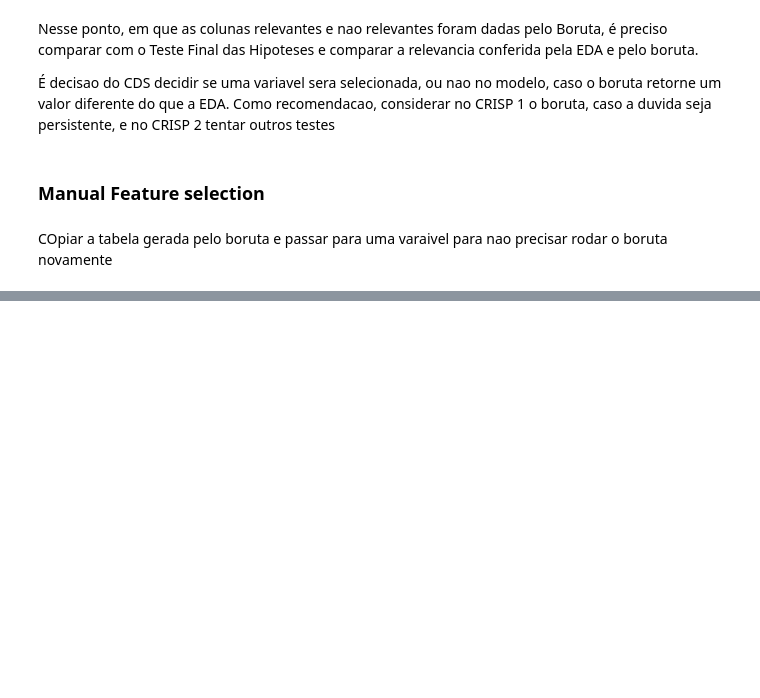
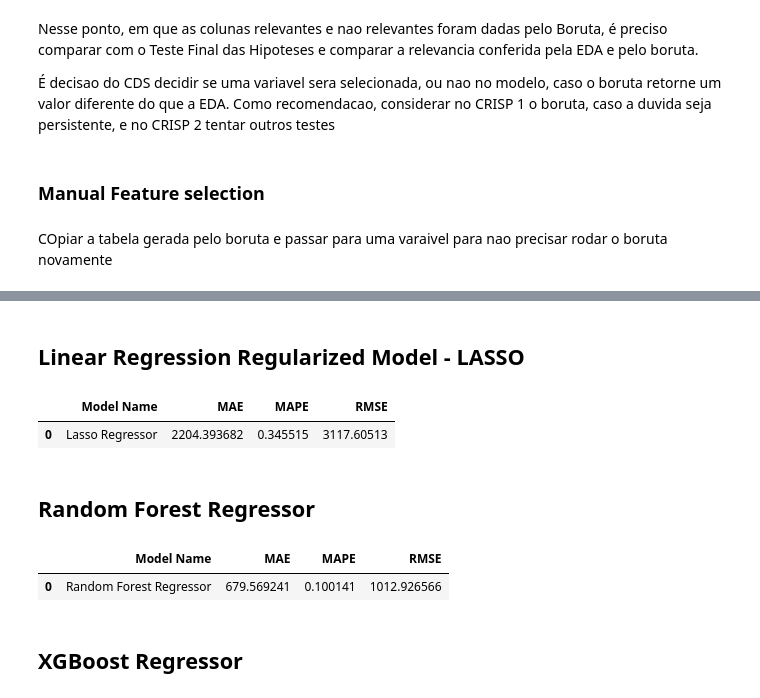
Before and after one commit to danieltodaDS/Datascience_em_Producao, a Jupyter notebook: m07_store_sales_prediction_ML_modeling.ipynb, the cells around one changed output, grey strips where cells are left out. Drawn from its saved outputs; the diff is of its cells as text; code cells hidden in the pictures; blank space fills up the shorter version.

Commit message:
random forest done

```diff
--- a/m07_store_sales_prediction_ML_modeling.ipynb
+++ b/m07_store_sales_prediction_ML_modeling.ipynb
@@ -1434,0 +1399,17 @@ lrr_result
+# %% [markdown]
+## Linear Regression Regularized Model - LASSO
+# %%
+# model
+lrr = Lasso().fit (x_train,y_train)
+
+# prediction
+yhat_lrr = lrr.predict(x_test)
+
+# performance
+lrr_result = m1_error ('Lasso Regressor' , np.expm1(y_test), np.expm1(yhat_lrr) )
+lrr_result
+# %% [output]
+|  | Model Name | MAE | MAPE | RMSE |
+| 0 | Lasso Regressor | 2204.393682 | 0.345515 | 3117.60513 |
+# %% [markdown]
+## Random Forest Regressor
@@ -1434,0 +1435,7 @@ lrr_result
+# %%
+rf_result
+# %% [output]
+|  | Model Name | MAE | MAPE | RMSE |
+| 0 | Random Forest Regressor | 679.569241 | 0.100141 | 1012.926566 |
+# %% [markdown]
+## XGBoost Regressor
```
Also changed, not shown: parts of 29 cells of this notebook.
